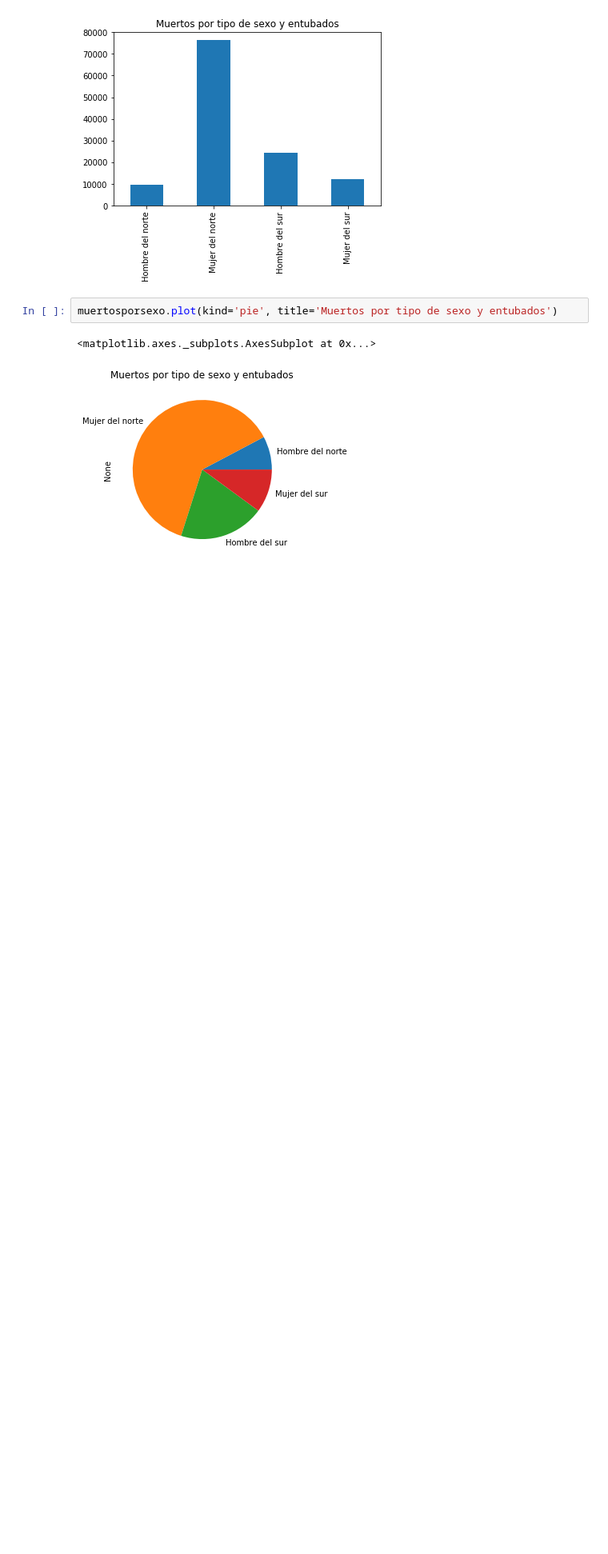
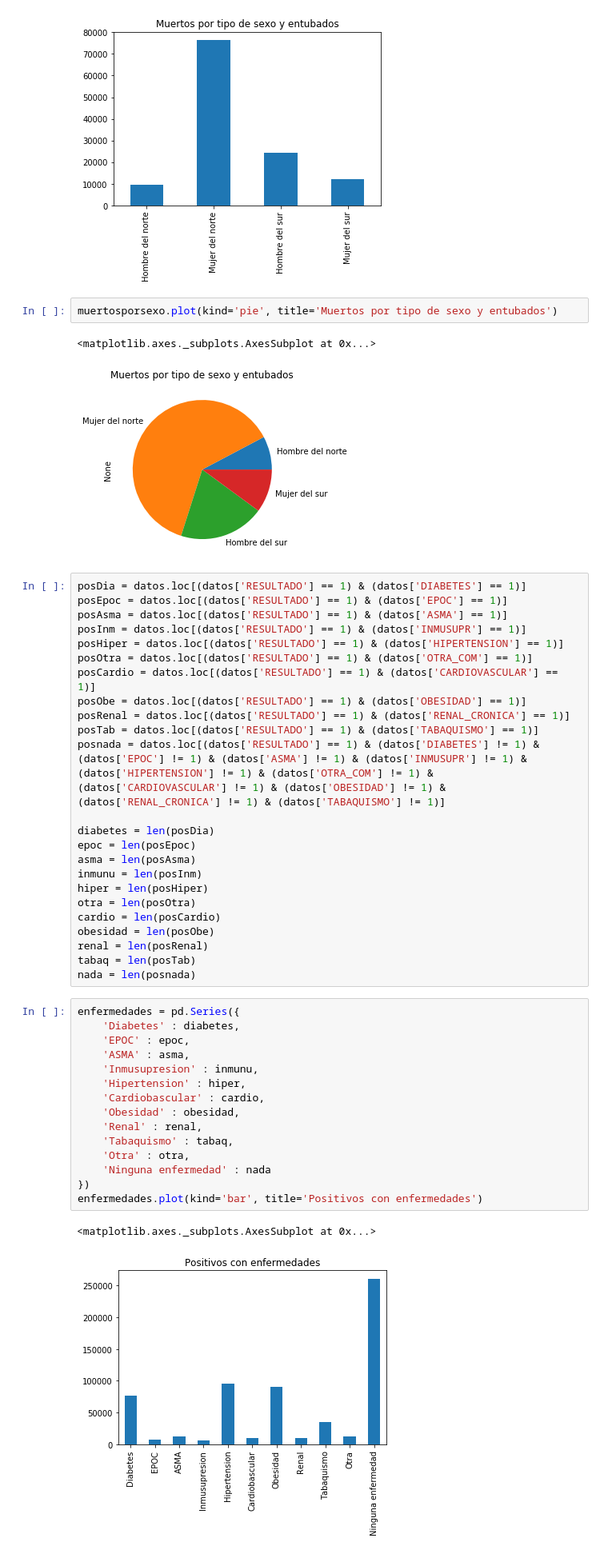
Before and after one commit to Francisco-Freyre/unidad_6_proyecto, a Jupyter notebook: Analisis_covid19.ipynb, the cells around one changed output. Shown: that part at 80% size. Saved outputs shown, nothing was run; the diff lists cells and outputs as text; blank space fills up the shorter version.

```diff
--- a/Analisis_covid19.ipynb
+++ b/Analisis_covid19.ipynb
@@ -295,3 +295,45 @@ muertosporsexo.plot(kind='pie', title='Muertos por tipo de sexo y entubados')
 # %% [output]
 <matplotlib.axes._subplots.AxesSubplot at 0x...>
 [figure]
+# %%
+posDia = datos.loc[(datos['RESULTADO'] == 1) & (datos['DIABETES'] == 1)]
+posEpoc = datos.loc[(datos['RESULTADO'] == 1) & (datos['EPOC'] == 1)]
+posAsma = datos.loc[(datos['RESULTADO'] == 1) & (datos['ASMA'] == 1)]
+posInm = datos.loc[(datos['RESULTADO'] == 1) & (datos['INMUSUPR'] == 1)]
+posHiper = datos.loc[(datos['RESULTADO'] == 1) & (datos['HIPERTENSION'] == 1)]
+posOtra = datos.loc[(datos['RESULTADO'] == 1) & (datos['OTRA_COM'] == 1)]
+posCardio = datos.loc[(datos['RESULTADO'] == 1) & (datos['CARDIOVASCULAR'] == 1)]
+posObe = datos.loc[(datos['RESULTADO'] == 1) & (datos['OBESIDAD'] == 1)]
+posRenal = datos.loc[(datos['RESULTADO'] == 1) & (datos['RENAL_CRONICA'] == 1)]
+posTab = datos.loc[(datos['RESULTADO'] == 1) & (datos['TABAQUISMO'] == 1)]
+posnada = datos.loc[(datos['RESULTADO'] == 1) & (datos['DIABETES'] != 1) & (datos['EPOC'] != 1) & (datos['ASMA'] != 1) & (datos['INMUSUPR'] != 1) & (datos['HIPERTENSION'] != 1) & (datos['OTRA_COM'] != 1) & (datos['CARDIOVASCULAR'] != 1) & (datos['OBESIDAD'] != 1) & (datos['RENAL_CRONICA'] != 1) & (datos['TABAQUISMO'] != 1)]
+
+diabetes = len(posDia)
+epoc = len(posEpoc)
+asma = len(posAsma)
+inmunu = len(posInm)
+hiper = len(posHiper)
+otra = len(posOtra)
+cardio = len(posCardio)
+obesidad = len(posObe)
+renal = len(posRenal)
+tabaq = len(posTab)
+nada = len(posnada)
+# %%
+enfermedades = pd.Series({
+    'Diabetes' : diabetes,
+    'EPOC' : epoc,
+    'ASMA' : asma,
+    'Inmusupresion' : inmunu,
+    'Hipertension' : hiper,
+    'Cardiobascular' : cardio,
+    'Obesidad' : obesidad,
+    'Renal' : renal,
+    'Tabaquismo' : tabaq,
+    'Otra' : otra,
+    'Ninguna enfermedad' : nada
+})
+enfermedades.plot(kind='bar', title='Positivos con enfermedades')
+# %% [output]
+<matplotlib.axes._subplots.AxesSubplot at 0x...>
+[figure, added]
```
Also changed, not shown: parts of 9 cells of this notebook.
